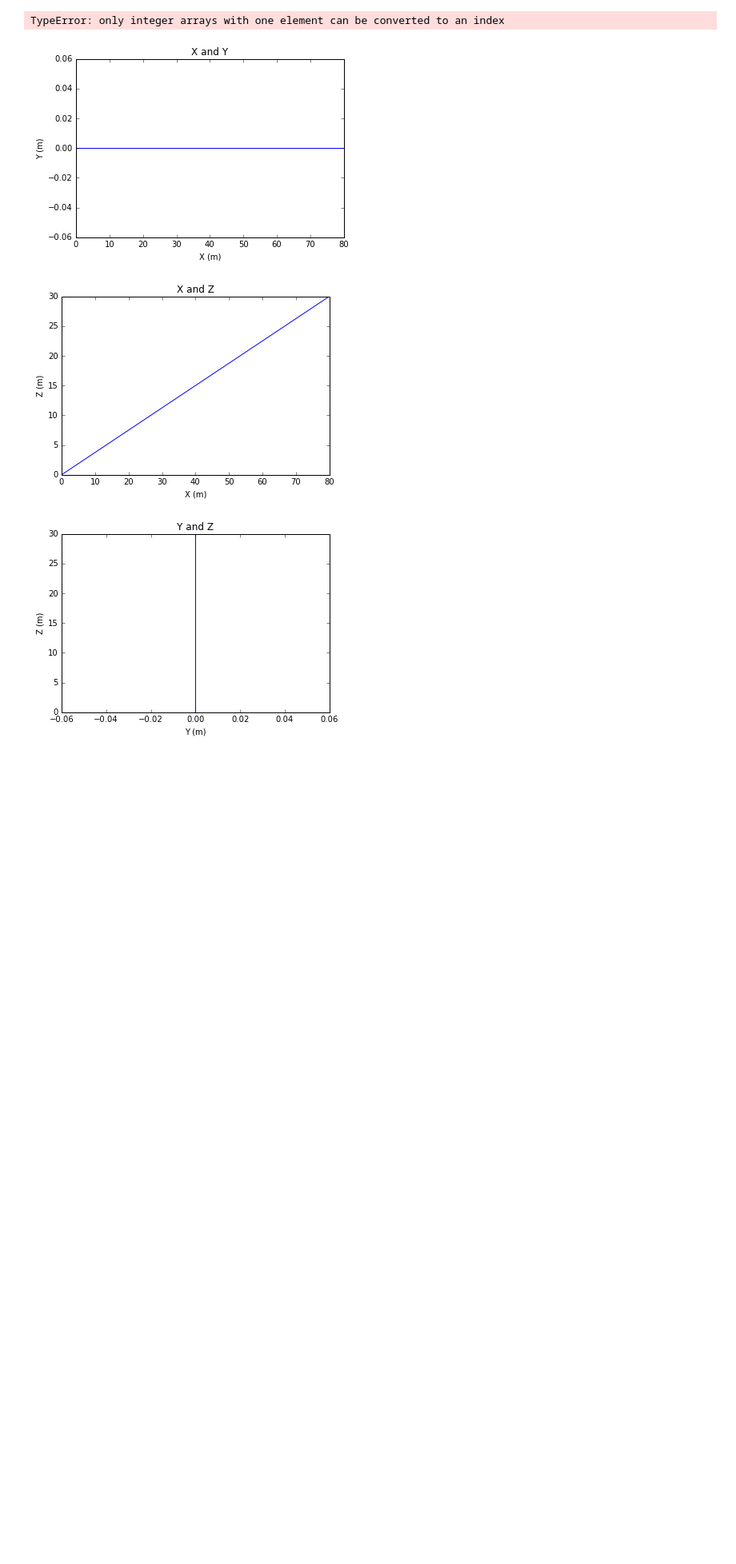
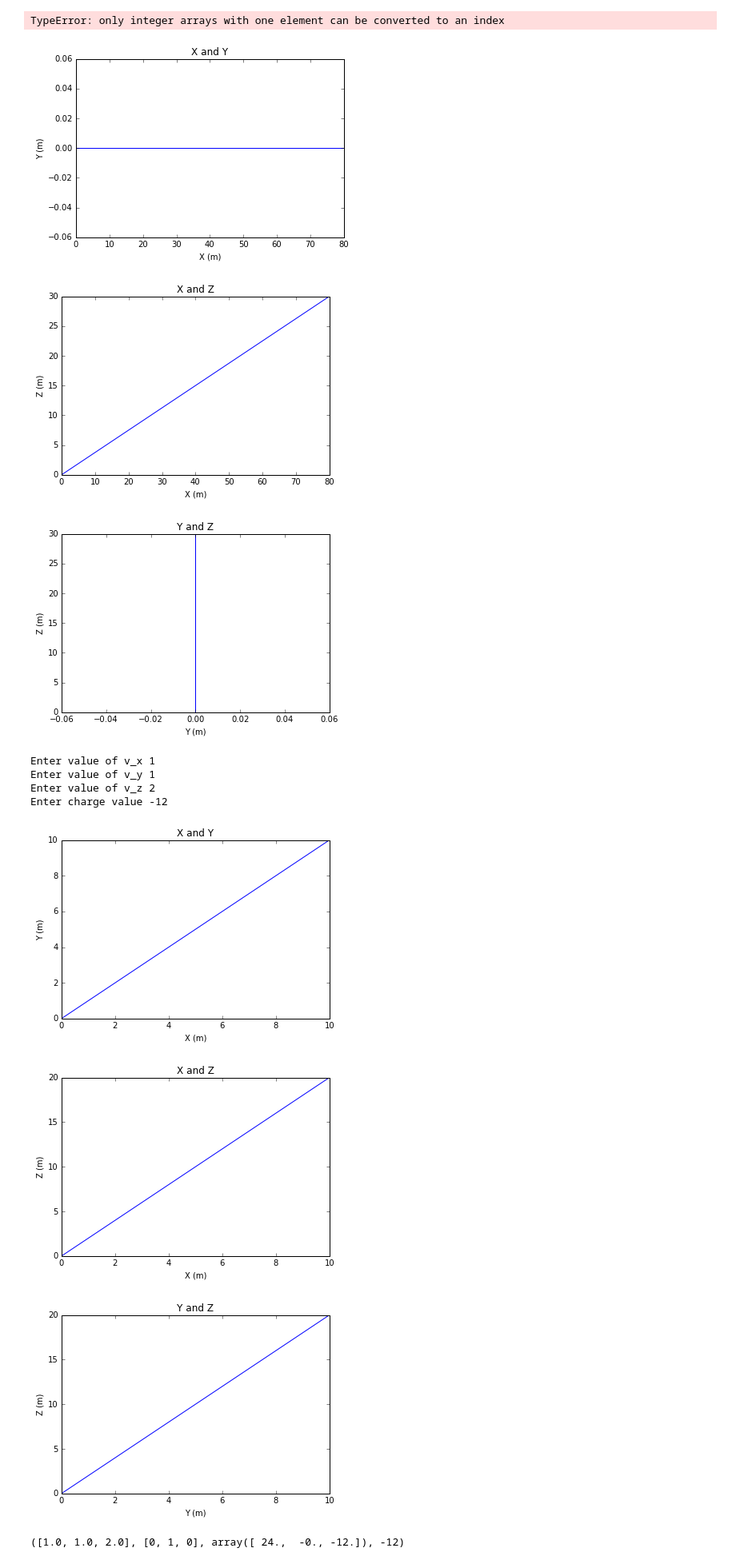
Before and after one commit to pitt1321/B-Field-Charge-Configurations-, a Jupyter notebook: Final Project (Grant, Nick, Robert) .ipynb, the cells around one changed output. Shown at 80% size. Saved outputs shown, nothing was run; the diff lists cells and outputs as text; code cells hidden in the pictures; blank space fills up the shorter version.

```diff
--- a/Final Project (Grant, Nick, Robert) .ipynb
+++ b/Final Project (Grant, Nick, Robert) .ipynb
@@ -216,6 +216,12 @@ just_moving_along()
 [figure]
 [figure]
 # %%
+import numpy as np
+import random as random
+%matplotlib inline
+import matplotlib.pyplot as plt
+
+
 def uniform_B_field():
     v_x = float(input("Enter value of v_x "  ))
     v_y = float(input("Enter value of v_y "  ))
@@ -231,14 +237,14 @@ def uniform_B_field():
     #entered argument
 
 
-    x_0=0
-    y_0=0
-    z_0=0
+    x_0=0.0
+    y_0=0.0
+    z_0=0.0
 
 
 
-    time=10
-    time_step_num=1000
+    time=10.0
+    time_step_num=1000.0
     time_steps= time/time_step_num
 
 
@@ -252,9 +258,25 @@ def uniform_B_field():
     z_list=[]
 
 
-    B=[0,1,0]*1 #Push
+    B=[0.0,1.0,0.0]*1.0 #float because constant
 
     F_B=q*np.cross(v_vector,B)
+
+    [F_x,F_y,F_z]=F_B
+
+
+    #OR
+    B_x=0.0
+    B_y=1.0
+    B_z=0.0
+
+    F_B_x=q*v_x*B_x
+    F_B_y=q*v_y*B_y
+    F_B_z=q*v_z*B_z
+
+
+
+
 
 
 
@@ -271,32 +293,43 @@ def uniform_B_field():
     plt.title("X and Y")
     plt.xlabel("X (m)")
     plt.ylabel("Y (m)")
     plt.show()
 
 
     plt.plot(x_list, z_list)
     plt.title("X and Z")
     plt.xlabel("X (m)")
     plt.ylabel("Z (m)")
     plt.show()
 
 
     plt.plot(y_list, z_list)
     plt.title("Y and Z")
     plt.xlabel("Y (m)")
     plt.ylabel("Z (m)")
     plt.show()
 
 
 
 
-    B=[0,1,0]*1 #float because constant
+    B=[0.0,1.0,0.0]*1.0 #float because constant
 
     F_B=q*np.cross(v_vector,B)
 
-    #print (v_vector,"    ", F_B)
+
 
 
     return v_vector, B, F_B, q
 
 uniform_B_field()
+
+#need K energy and Total E of system
+# %% [output]
+Enter value of v_x 1
+Enter value of v_y 1
+Enter value of v_z 2
+Enter charge value -12
+[figure, added]
+[figure, added]
+[figure, added]
+([1.0, 1.0, 2.0], [0, 1, 0], array([ 24.,  -0., -12.]), -12)
```
Also changed, not shown: parts of 2 cells of this notebook, 1 other file.
